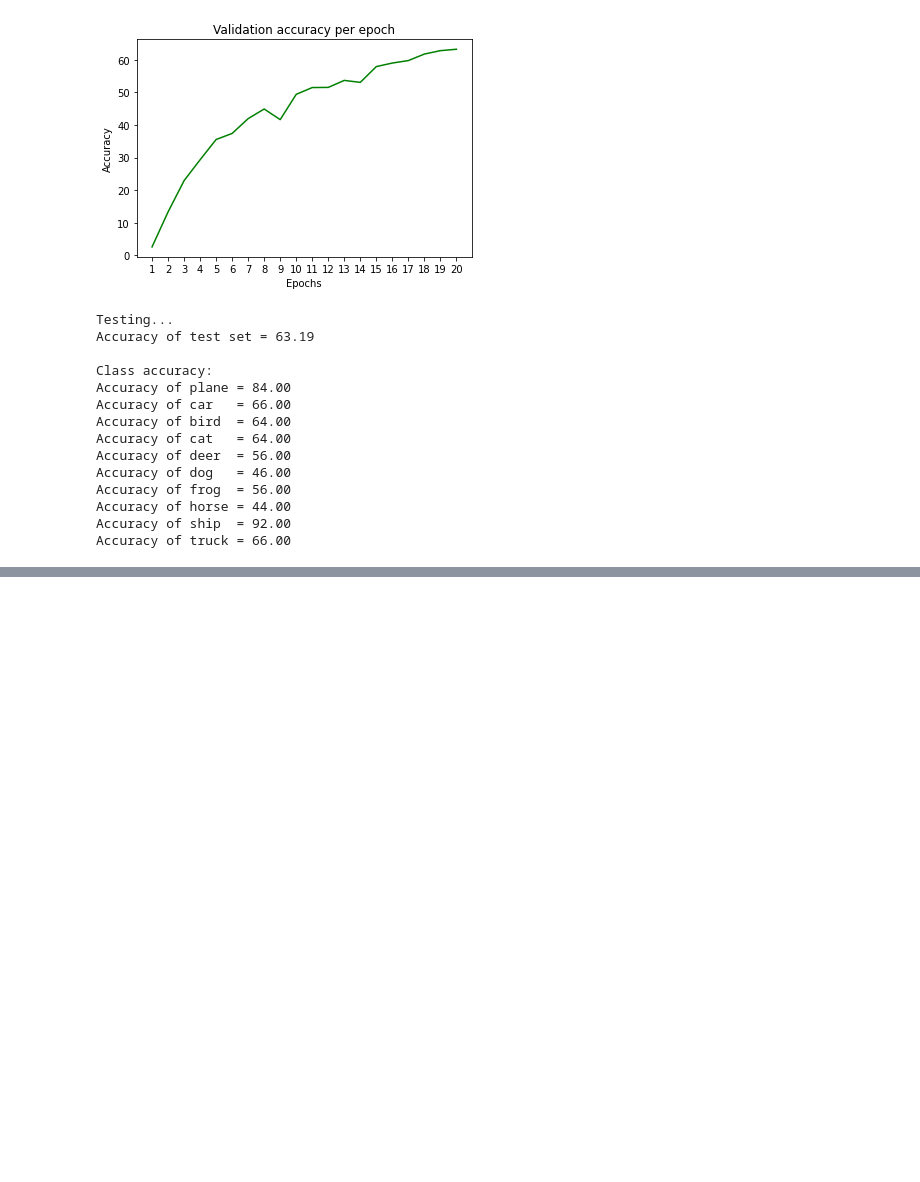
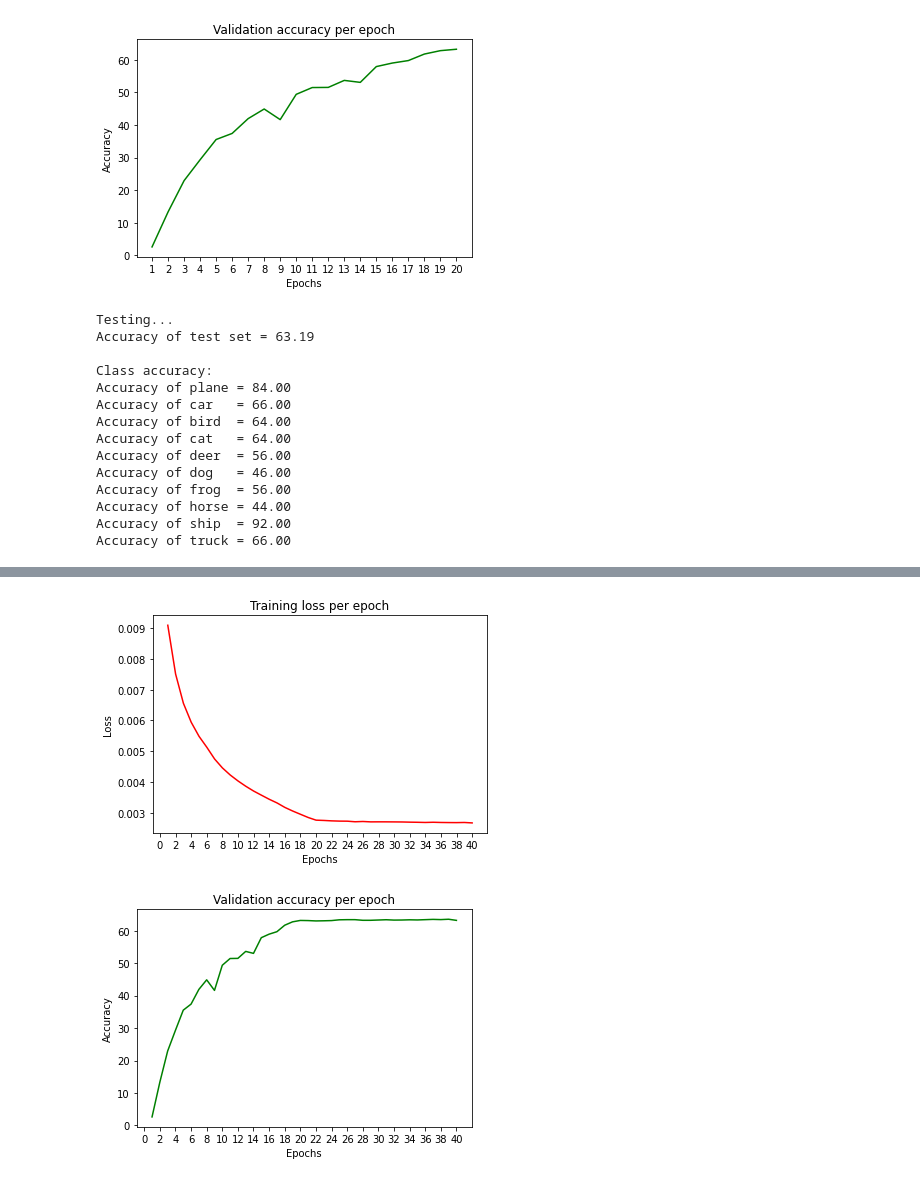
Before and after one commit to likarajo/ResNetX, a Jupyter notebook: cnn.ipynb, the cells around one changed output, grey strips where cells are left out. Saved outputs shown, nothing was run; the diff lists cells and outputs as text; code cells hidden in the pictures; blank space fills up the shorter version.

Commit message:
Updated more epochs

```diff
--- a/cnn.ipynb
+++ b/cnn.ipynb
@@ -698,0 +892,19 @@ Accuracy of truck = 66.00
+# %%
+epochs = range(1, TRAINING_NUM_EPOCHS+1)
+
+plt.plot(epochs, train_loss, 'r')
+plt.title('Training loss per epoch')
+plt.xlabel('Epochs')
+plt.xticks(np.arange(0, TRAINING_NUM_EPOCHS+1, step=2))
+plt.ylabel('Loss')
+plt.show()
+
+plt.plot(epochs, train_acc, 'g')
+plt.title('Validation accuracy per epoch')
+plt.xlabel('Epochs')
+plt.xticks(np.arange(0, TRAINING_NUM_EPOCHS+1, step=2))
+plt.ylabel('Accuracy')
+plt.show()
+# %% [output]
+[figure, added]
+[figure, added]
```
Also changed, not shown: parts of 3 cells of this notebook.
